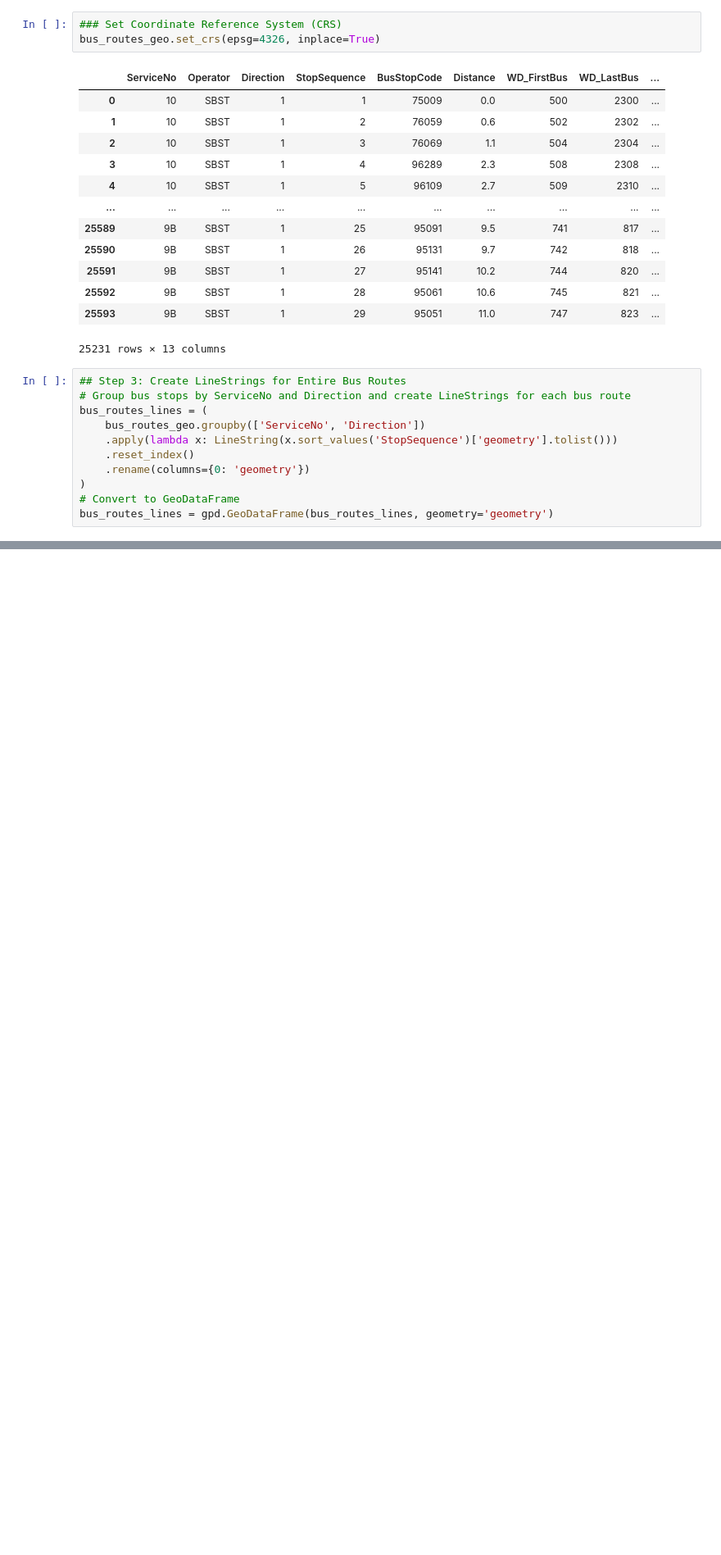
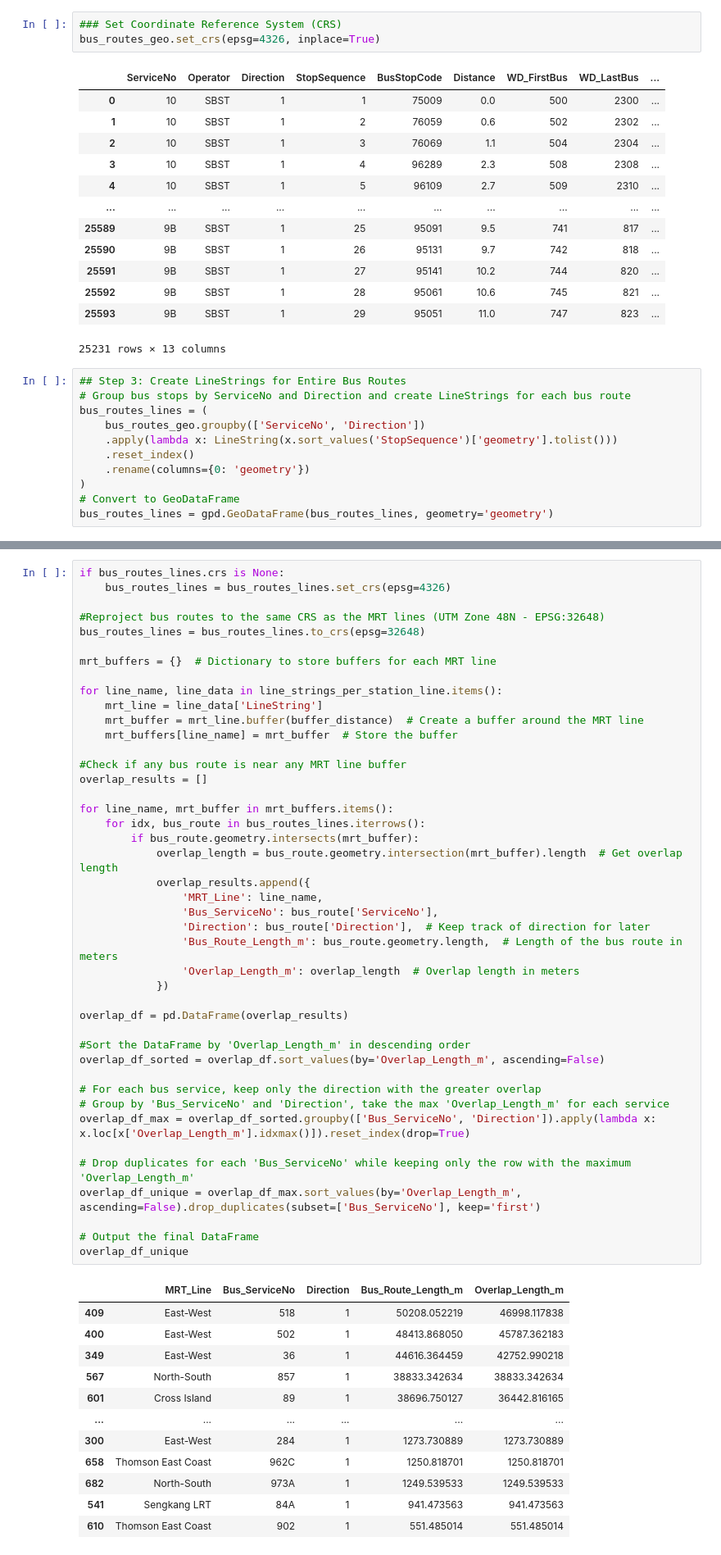
Before and after one commit to ajjajjajjajj/dsa4264-lta-geospatial, a Jupyter notebook: Parallel_Route.ipynb, the cells around one changed output, grey strips where cells are left out. Shown: that part at 82% size. Saved outputs shown, nothing was run; the diff lists cells and outputs as text; blank space fills up the shorter version.

```diff
--- a/Parallel_Route.ipynb
+++ b/Parallel_Route.ipynb
@@ -159,0 +374,56 @@ print(output_df)
+# %%
+if bus_routes_lines.crs is None:
+    bus_routes_lines = bus_routes_lines.set_crs(epsg=4326)
+
+#Reproject bus routes to the same CRS as the MRT lines (UTM Zone 48N - EPSG:32648)
+bus_routes_lines = bus_routes_lines.to_crs(epsg=32648)
+
+mrt_buffers = {}  # Dictionary to store buffers for each MRT line
+
+for line_name, line_data in line_strings_per_station_line.items():
+    mrt_line = line_data['LineString']
+    mrt_buffer = mrt_line.buffer(buffer_distance)  # Create a buffer around the MRT line
+    mrt_buffers[line_name] = mrt_buffer  # Store the buffer
+
+#Check if any bus route is near any MRT line buffer
+overlap_results = []
+
+for line_name, mrt_buffer in mrt_buffers.items():
+    for idx, bus_route in bus_routes_lines.iterrows():
+        if bus_route.geometry.intersects(mrt_buffer):
+            overlap_length = bus_route.geometry.intersection(mrt_buffer).length  # Get overlap length
+            overlap_results.append({
+                'MRT_Line': line_name,
+                'Bus_ServiceNo': bus_route['ServiceNo'],
+                'Direction': bus_route['Direction'],  # Keep track of direction for later
+                'Bus_Route_Length_m': bus_route.geometry.length,  # Length of the bus route in meters
+                'Overlap_Length_m': overlap_length  # Overlap length in meters
+            })
+
+overlap_df = pd.DataFrame(overlap_results)
+
+#Sort the DataFrame by 'Overlap_Length_m' in descending order
+overlap_df_sorted = overlap_df.sort_values(by='Overlap_Length_m', ascending=False)
+
+# For each bus service, keep only the direction with the greater overlap
+# Group by 'Bus_ServiceNo' and 'Direction', take the max 'Overlap_Length_m' for each service
+overlap_df_max = overlap_df_sorted.groupby(['Bus_ServiceNo', 'Direction']).apply(lambda x: x.loc[x['Overlap_Length_m'].idxmax()]).reset_index(drop=True)
+
+# Drop duplicates for each 'Bus_ServiceNo' while keeping only the row with the maximum 'Overlap_Length_m'
+overlap_df_unique = overlap_df_max.sort_values(by='Overlap_Length_m', ascending=False).drop_duplicates(subset=['Bus_ServiceNo'], keep='first')
+
+# Output the final DataFrame
+overlap_df_unique
+# %% [output]
+|  | MRT_Line | Bus_ServiceNo | Direction | Bus_Route_Length_m | Overlap_Length_m |
+| 409 | East-West | 518 | 1 | 50208.052219 | 46998.117838 |
+| 400 | East-West | 502 | 1 | 48413.868050 | 45787.362183 |
+| 349 | East-West | 36 | 1 | 44616.364459 | 42752.990218 |
+| 567 | North-South | 857 | 1 | 38833.342634 | 38833.342634 |
+| 601 | Cross Island | 89 | 1 | 38696.750127 | 36442.816165 |
+| ... | ... | ... | ... | ... | ... |
+| 300 | East-West | 284 | 1 | 1273.730889 | 1273.730889 |
+| 658 | Thomson East Coast | 962C | 1 | 1250.818701 | 1250.818701 |
+| 682 | North-South | 973A | 1 | 1249.539533 | 1249.539533 |
+| 541 | Sengkang LRT | 84A | 1 | 941.473563 | 941.473563 |
+| 610 | Thomson East Coast | 902 | 1 | 551.485014 | 551.485014 |
```
Also changed, not shown: parts of 23 cells of this notebook, 1 other file.
